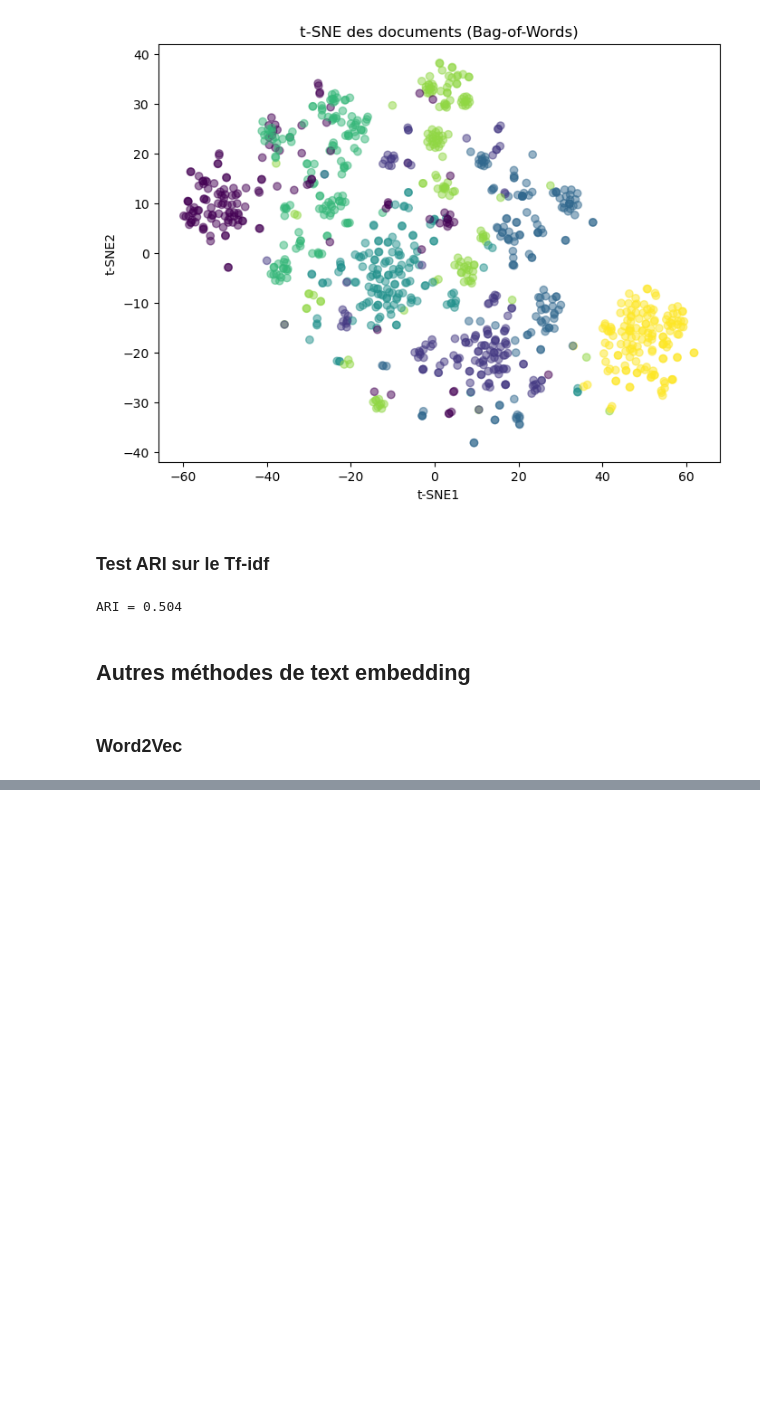
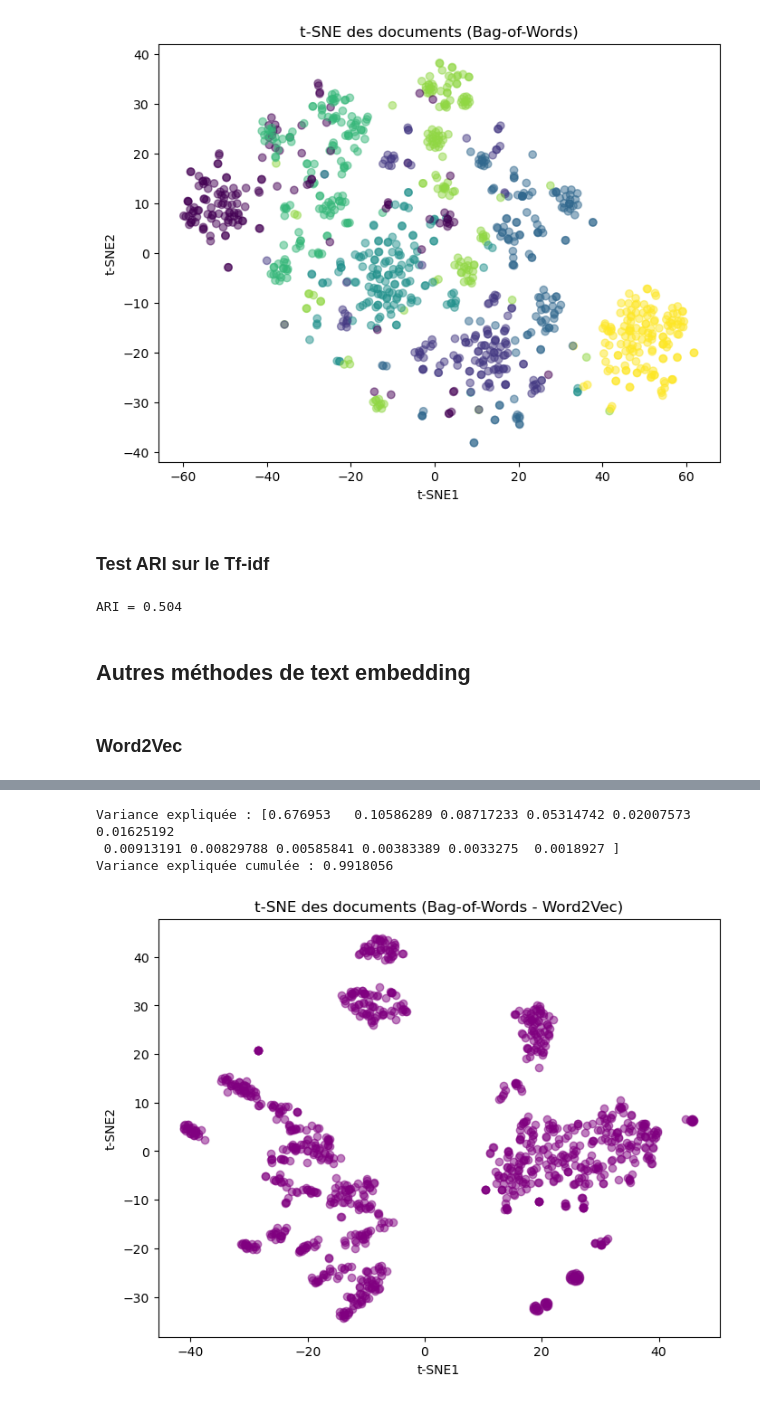
Before and after one commit to ManonVilla/OCProjet6, a Jupyter notebook: VILLA_Manon_1_pretraitement_texte.ipynb, the cells around one changed output, grey strips where cells are left out. Saved outputs shown, nothing was run; the diff lists cells and outputs as text; code cells hidden in the pictures; blank space fills up the shorter version.

Commit message:
Text embedding is done, still have to create a function to do the pipeline in one cell

```diff
--- a/VILLA_Manon_1_pretraitement_texte.ipynb
+++ b/VILLA_Manon_1_pretraitement_texte.ipynb
@@ -564,0 +571,12 @@ ARI = 0.504
+# %%
+word2vec_model = Word2Vec(text_df['token_total'], vector_size=100, window=3, min_count=1, sg=1)
+
+def sentence_vector(tokens, model):
+    tokens = [t for t in tokens if t in model.wv]
+    if not tokens:
+        return np.zeros(model.vector_size)
+    return np.mean([model.wv[t] for t in tokens], axis=0)
+
+# appliquer à tout le dataframe
+text_df["w2v_embedding"] = text_df["token_total"].apply(lambda tokens: sentence_vector(tokens, word2vec_model))
+#On obtient une colonne avec une liste de score pour chaque mot or il nous faut un tableau pour pouvoir réaliser les étapes suivantes
@@ -564,0 +585,4 @@ ARI = 0.504
+# %%
+word2vec_df = pd.DataFrame(text_df["w2v_embedding"].to_list())
+word2vec_df.columns = [f"dim_{i+1}" for i in range(word2vec_model.vector_size)]
+word2vec_df.head()
@@ -564,0 +597,24 @@ ARI = 0.504
+# %%
+pca_w2v = PCA(n_components=0.99)
+pca_result_w2v = pca_w2v.fit_transform(word2vec_df)
+print("Variance expliquée :", pca_w2v.explained_variance_ratio_)
+print("Variance expliquée cumulée :", pca_w2v.explained_variance_ratio_.sum())
+# %% [output]
+Variance expliquée : [0.676953   0.10586289 0.08717233 0.05314742 0.02007573 0.01625192
+ 0.00913191 0.00829788 0.00585841 0.00383389 0.0033275  0.0018927 ]
+Variance expliquée cumulée : 0.9918056
+# %%
+tsne_w2v = TSNE(n_components=2, learning_rate='auto', init='pca', perplexity=30)
+tsne_result_w2v = tsne_w2v.fit_transform(pca_result_w2v)
+
+text_df['TSNE1_w2v'] = tsne_result_w2v[:, 0]
+text_df['TSNE2_w2v'] = tsne_result_w2v[:, 1]
+
+plt.figure(figsize=(8,6))
+plt.scatter(text_df['TSNE1_w2v'], text_df['TSNE2_w2v'], c='purple', alpha=0.5)
+plt.title('t-SNE des documents (Bag-of-Words - Word2Vec)')
+plt.xlabel('t-SNE1')
+plt.ylabel('t-SNE2')
+plt.show()
+# %% [output]
+[figure, added]
```
Also changed, not shown: parts of 33 cells of this notebook.
